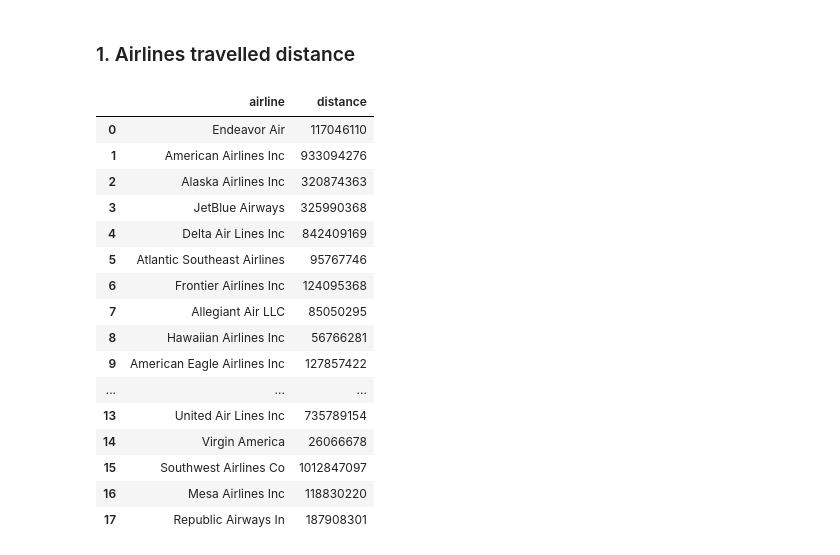
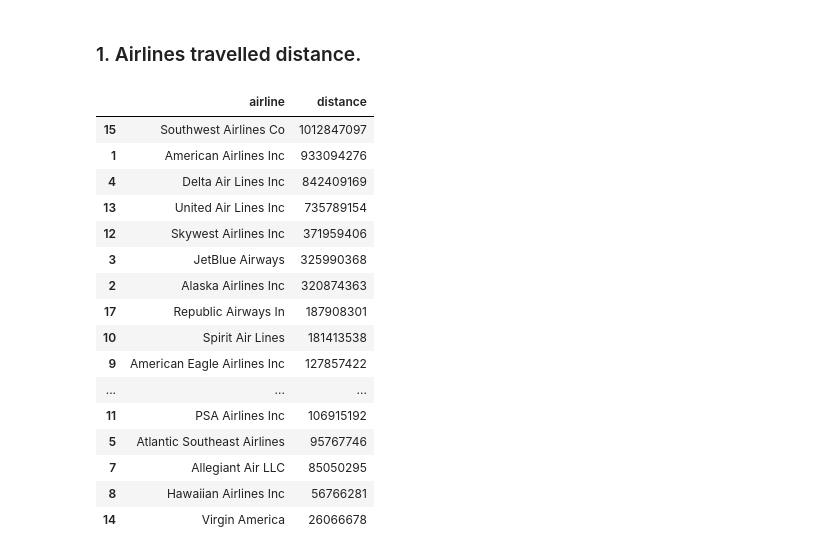
Before and after one commit to Daniel-Prus/airline_delay_and_cancellation_analysis, a Jupyter notebook: output/airlines_analysis.ipynb, the cells around one changed output. Drawn from its saved outputs; the diff is of its cells as text; code cells hidden in the pictures.

```diff
--- a/output/airlines_analysis.ipynb
+++ b/output/airlines_analysis.ipynb
@@ -3,28 +3,29 @@ import pandas as pd
 import plotly.express as px
 import plotly.graph_objects as go
 # %% [markdown]
-### 1. Airlines travelled distance
+### 1. Airlines travelled distance.
 # %%
 distance = pd.read_csv("03_distance_per_airline.csv", header=None, sep='\t', names=["airline", "distance"])
+distance.sort_values(by='distance', ascending=False, inplace=True)
 distance
 # %% [output]
 |  | airline | distance |
-| 0 | Endeavor Air | 117046110 |
+| 15 | Southwest Airlines Co | 1012847097 |
 | 1 | American Airlines Inc | 933094276 |
+| 4 | Delta Air Lines Inc | 842409169 |
+| 13 | United Air Lines Inc | 735789154 |
+| 12 | Skywest Airlines Inc | 371959406 |
+| 3 | JetBlue Airways | 325990368 |
 | 2 | Alaska Airlines Inc | 320874363 |
-| 3 | JetBlue Airways | 325990368 |
-| 4 | Delta Air Lines Inc | 842409169 |
+| 17 | Republic Airways In | 187908301 |
+| 10 | Spirit Air Lines | 181413538 |
+| 9 | American Eagle Airlines Inc | 127857422 |
+| ... | ... | ... |
+| 11 | PSA Airlines Inc | 106915192 |
 | 5 | Atlantic Southeast Airlines | 95767746 |
-| 6 | Frontier Airlines Inc | 124095368 |
 | 7 | Allegiant Air LLC | 85050295 |
 | 8 | Hawaiian Airlines Inc | 56766281 |
-| 9 | American Eagle Airlines Inc | 127857422 |
-| ... | ... | ... |
-| 13 | United Air Lines Inc | 735789154 |
 | 14 | Virgin America | 26066678 |
-| 15 | Southwest Airlines Co | 1012847097 |
-| 16 | Mesa Airlines Inc | 118830220 |
-| 17 | Republic Airways In | 187908301 |
 # %%
 px.bar(data_frame=distance, y="distance", x="airline", title="Distance travelled per airline USA-2018 (mile)")
 # %% [output]
```
Also changed, not shown: parts of 7 cells of this notebook, 1 other file.
